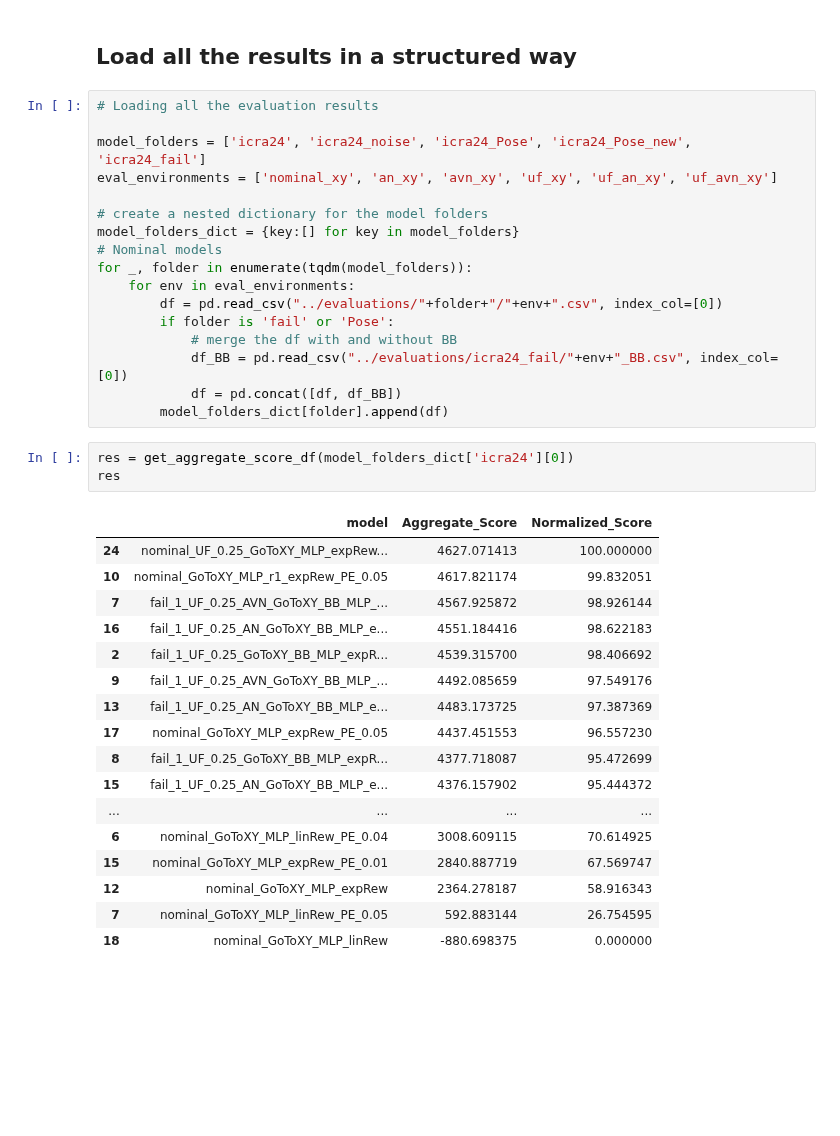
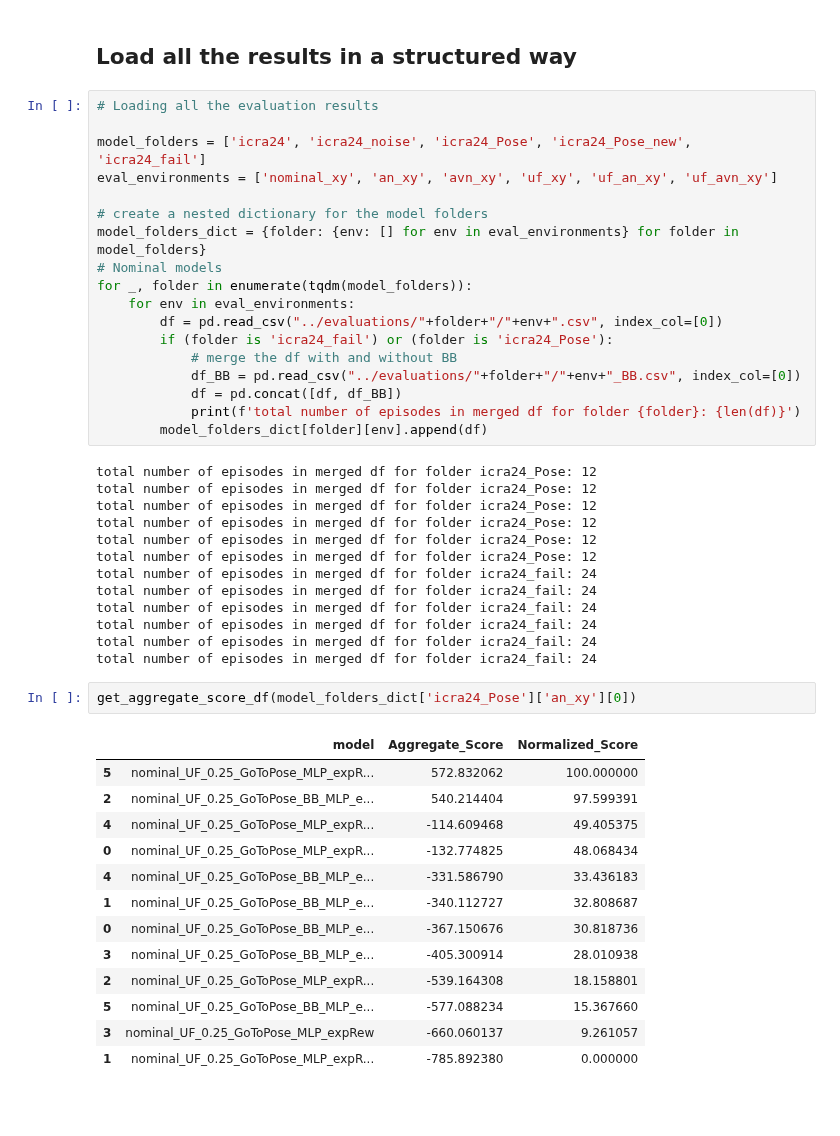
Before and after one commit to elharirymatteo/RANS, a Jupyter notebook: omniisaacgymenvs/utils/eval_multi_models.ipynb, the cells around one changed output. Cells and saved outputs as stored; diff of their text form; blank space fills up the shorter version.

```diff
--- a/omniisaacgymenvs/utils/eval_multi_models.ipynb
+++ b/omniisaacgymenvs/utils/eval_multi_models.ipynb
@@ -205,36 +164,45 @@ model_folders = ['icra24', 'icra24_noise', 'icra24_Pose', 'icra24_Pose_new', 'ic
 eval_environments = ['nominal_xy', 'an_xy', 'avn_xy', 'uf_xy', 'uf_an_xy', 'uf_avn_xy']
 
 # create a nested dictionary for the model folders
-model_folders_dict = {key:[] for key in model_folders}
+model_folders_dict = {folder: {env: [] for env in eval_environments} for folder in model_folders}
 # Nominal models
 for _, folder in enumerate(tqdm(model_folders)):
     for env in eval_environments:
         df = pd.read_csv("../evaluations/"+folder+"/"+env+".csv", index_col=[0])
-        if folder is 'fail' or 'Pose':
+        if (folder is 'icra24_fail') or (folder is 'icra24_Pose'):
             # merge the df with and without BB
-            df_BB = pd.read_csv("../evaluations/icra24_fail/"+env+"_BB.csv", index_col=[0])
+            df_BB = pd.read_csv("../evaluations/"+folder+"/"+env+"_BB.csv", index_col=[0])
             df = pd.concat([df, df_BB])
-        model_folders_dict[folder].append(df)
+            print(f'total number of episodes in merged df for folder {folder}: {len(df)}')
+        model_folders_dict[folder][env].append(df)
+# %% [output]
+total number of episodes in merged df for folder icra24_Pose: 12
+total number of episodes in merged df for folder icra24_Pose: 12
+total number of episodes in merged df for folder icra24_Pose: 12
+total number of episodes in merged df for folder icra24_Pose: 12
+total number of episodes in merged df for folder icra24_Pose: 12
+total number of episodes in merged df for folder icra24_Pose: 12
+total number of episodes in merged df for folder icra24_fail: 24
+total number of episodes in merged df for folder icra24_fail: 24
+total number of episodes in merged df for folder icra24_fail: 24
+total number of episodes in merged df for folder icra24_fail: 24
+total number of episodes in merged df for folder icra24_fail: 24
+total number of episodes in merged df for folder icra24_fail: 24
-# %%
-res = get_aggregate_score_df(model_folders_dict['icra24'][0])
-res
-# %% [output]
-|  | model | Aggregate_Score | Normalized_Score |
-| 24 | nominal_UF_0.25_GoToXY_MLP_expRew... | 4627.071413 | 100.000000 |
-| 10 | nominal_GoToXY_MLP_r1_expRew_PE_0.05 | 4617.821174 | 99.832051 |
-| 7 | fail_1_UF_0.25_AVN_GoToXY_BB_MLP_... | 4567.925872 | 98.926144 |
-| 16 | fail_1_UF_0.25_AN_GoToXY_BB_MLP_e... | 4551.184416 | 98.622183 |
-| 2 | fail_1_UF_0.25_GoToXY_BB_MLP_expR... | 4539.315700 | 98.406692 |
-| 9 | fail_1_UF_0.25_AVN_GoToXY_BB_MLP_... | 4492.085659 | 97.549176 |
-| 13 | fail_1_UF_0.25_AN_GoToXY_BB_MLP_e... | 4483.173725 | 97.387369 |
-| 17 | nominal_GoToXY_MLP_expRew_PE_0.05 | 4437.451553 | 96.557230 |
-| 8 | fail_1_UF_0.25_GoToXY_BB_MLP_expR... | 4377.718087 | 95.472699 |
-| 15 | fail_1_UF_0.25_AN_GoToXY_BB_MLP_e... | 4376.157902 | 95.444372 |
-| ... | ... | ... | ... |
-| 6 | nominal_GoToXY_MLP_linRew_PE_0.04 | 3008.609115 | 70.614925 |
-| 15 | nominal_GoToXY_MLP_expRew_PE_0.01 | 2840.887719 | 67.569747 |
-| 12 | nominal_GoToXY_MLP_expRew | 2364.278187 | 58.916343 |
-| 7 | nominal_GoToXY_MLP_linRew_PE_0.05 | 592.883144 | 26.754595 |
-| 18 | nominal_GoToXY_MLP_linRew | -880.698375 | 0.000000 |
+# %%
+get_aggregate_score_df(model_folders_dict['icra24_Pose']['an_xy'][0])
+# %% [output]
+|  | model | Aggregate_Score | Normalized_Score |
+| 5 | nominal_UF_0.25_GoToPose_MLP_expR... | 572.832062 | 100.000000 |
+| 2 | nominal_UF_0.25_GoToPose_BB_MLP_e... | 540.214404 | 97.599391 |
+| 4 | nominal_UF_0.25_GoToPose_MLP_expR... | -114.609468 | 49.405375 |
+| 0 | nominal_UF_0.25_GoToPose_MLP_expR... | -132.774825 | 48.068434 |
+| 4 | nominal_UF_0.25_GoToPose_BB_MLP_e... | -331.586790 | 33.436183 |
+| 1 | nominal_UF_0.25_GoToPose_BB_MLP_e... | -340.112727 | 32.808687 |
+| 0 | nominal_UF_0.25_GoToPose_BB_MLP_e... | -367.150676 | 30.818736 |
+| 3 | nominal_UF_0.25_GoToPose_BB_MLP_e... | -405.300914 | 28.010938 |
+| 2 | nominal_UF_0.25_GoToPose_MLP_expR... | -539.164308 | 18.158801 |
+| 5 | nominal_UF_0.25_GoToPose_BB_MLP_e... | -577.088234 | 15.367660 |
+| 3 | nominal_UF_0.25_GoToPose_MLP_expRew | -660.060137 | 9.261057 |
+| 1 | nominal_UF_0.25_GoToPose_MLP_expR... | -785.892380 | 0.000000 |
 # %% [markdown]
 ##
```
Also changed, not shown: parts of 10 cells of this notebook.
